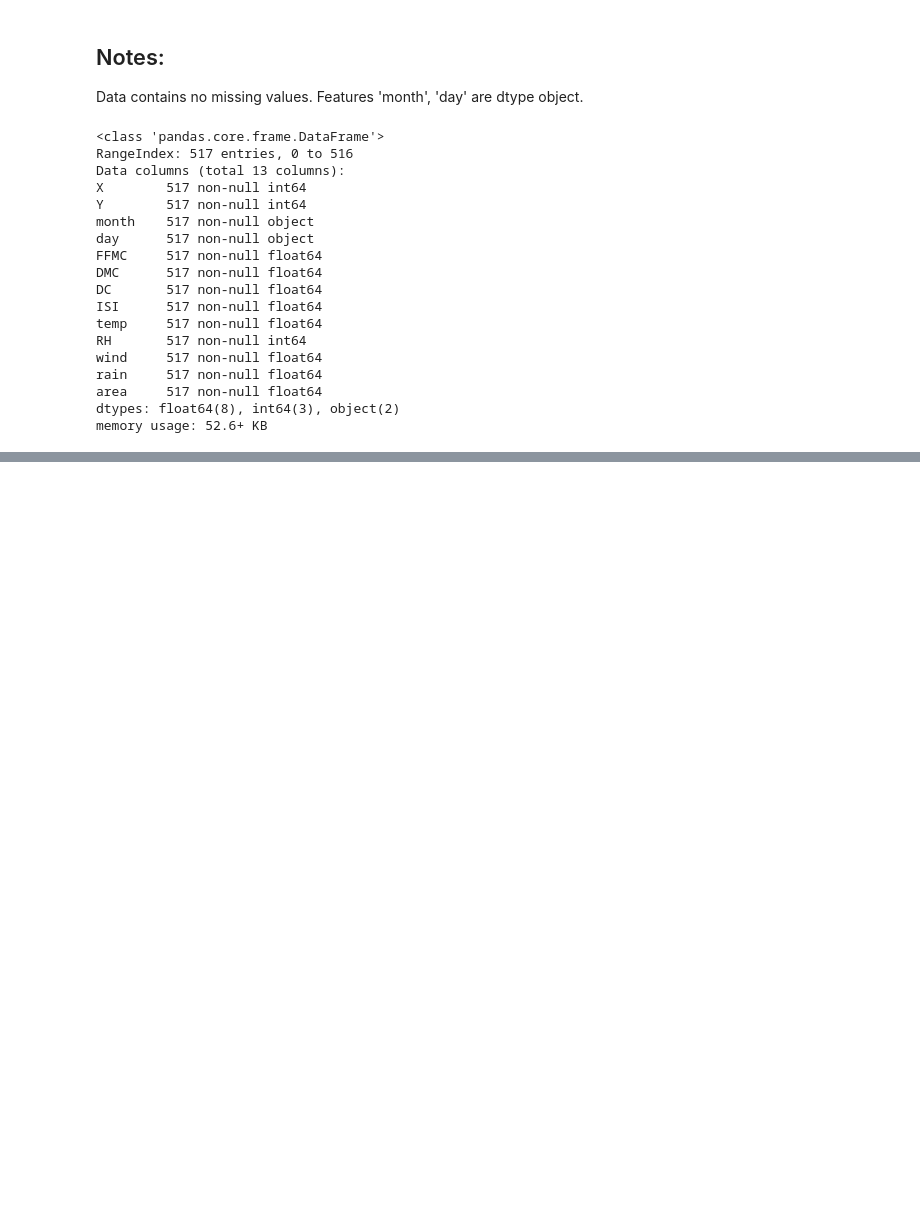
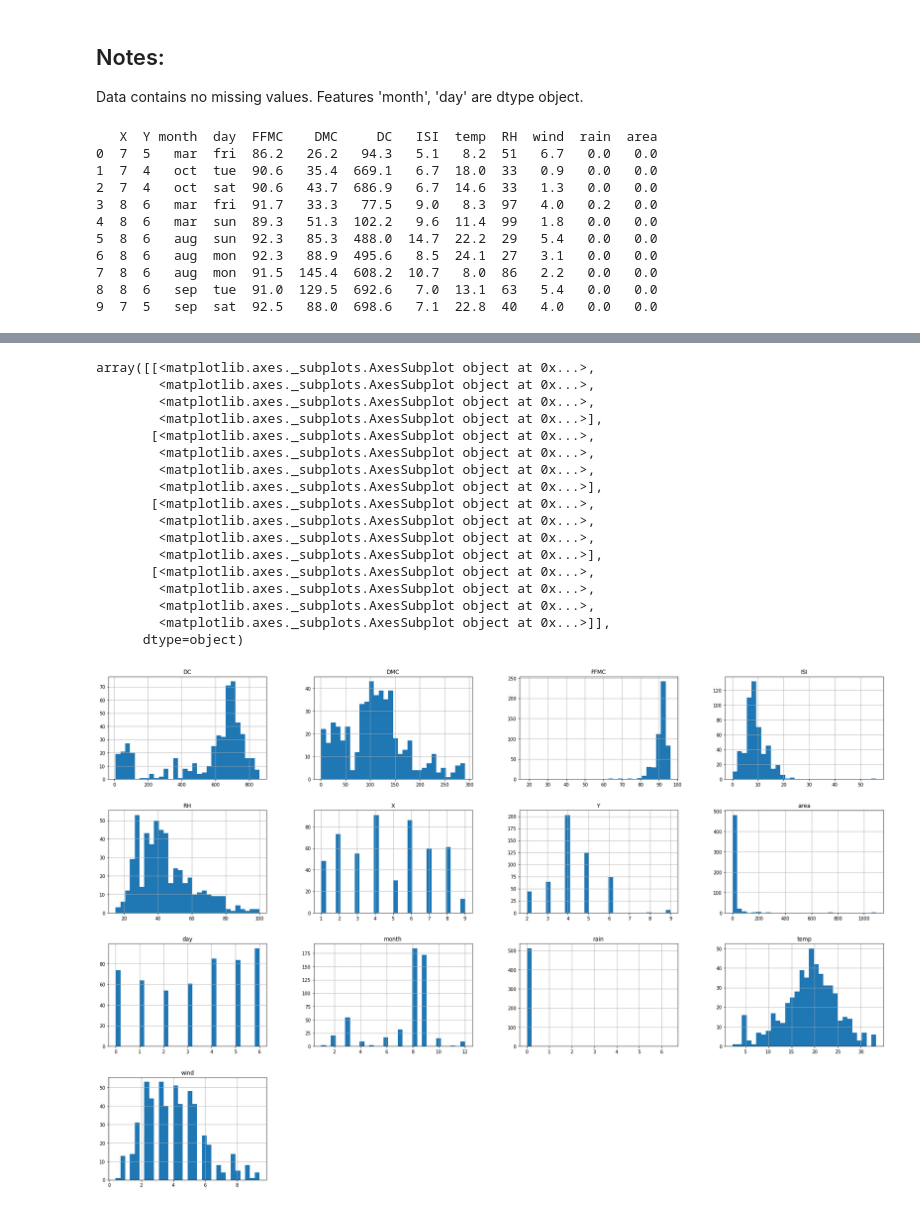
Before and after one commit to annamarianau/ml_project_regression, a Jupyter notebook: forest_fires.ipynb, the cells around one changed output, grey strips where cells are left out. Cells and saved outputs as stored; diff of their text form; code cells hidden in the pictures; blank space fills up the shorter version.

```diff
--- a/forest_fires.ipynb
+++ b/forest_fires.ipynb
@@ -12,26 +4,20 @@ NameError: name 'boxplots' is not defined
 ## Notes:
 Data contains no missing values. Features 'month', 'day' are dtype object.
 # %%
-# import data
+## import data
 data = pd.read_csv('/Users/annanau/Documents/Workspace/ML_Ex2/data/forest_fires/forestfires.csv')
 #display(data.isna().sum())
 #data.info()
+print(data.head(10))
 # %% [output]
-<class 'pandas.core.frame.DataFrame'>
-RangeIndex: 517 entries, 0 to 516
-Data columns (total 13 columns):
-X        517 non-null int64
-Y        517 non-null int64
-month    517 non-null object
-day      517 non-null object
-FFMC     517 non-null float64
-DMC      517 non-null float64
-DC       517 non-null float64
-ISI      517 non-null float64
-temp     517 non-null float64
-RH       517 non-null int64
-wind     517 non-null float64
-rain     517 non-null float64
-area     517 non-null float64
-dtypes: float64(8), int64(3), object(2)
-memory usage: 52.6+ KB
+   X  Y month  day  FFMC    DMC     DC   ISI  temp  RH  wind  rain  area
+0  7  5   mar  fri  86.2   26.2   94.3   5.1   8.2  51   6.7   0.0   0.0
+1  7  4   oct  tue  90.6   35.4  669.1   6.7  18.0  33   0.9   0.0   0.0
+2  7  4   oct  sat  90.6   43.7  686.9   6.7  14.6  33   1.3   0.0   0.0
+3  8  6   mar  fri  91.7   33.3   77.5   9.0   8.3  97   4.0   0.2   0.0
+4  8  6   mar  sun  89.3   51.3  102.2   9.6  11.4  99   1.8   0.0   0.0
+5  8  6   aug  sun  92.3   85.3  488.0  14.7  22.2  29   5.4   0.0   0.0
+6  8  6   aug  mon  92.3   88.9  495.6   8.5  24.1  27   3.1   0.0   0.0
+7  8  6   aug  mon  91.5  145.4  608.2  10.7   8.0  86   2.2   0.0   0.0
+8  8  6   sep  tue  91.0  129.5  692.6   7.0  13.1  63   5.4   0.0   0.0
+9  7  5   sep  sat  92.5   88.0  698.6   7.1  22.8  40   4.0   0.0   0.0
@@ -37,0 +33,8 @@ memory usage: 52.6+ KB
+# %%
+## Checking for outliers
+# Descriptive statistics table
+display(data.describe())
+
+# Histograms
+data.hist(bins = 30, figsize=(30,20))
+# %% [output]
@@ -37,0 +50,18 @@ memory usage: 52.6+ KB
+array([[<matplotlib.axes._subplots.AxesSubplot object at 0x...>,
+        <matplotlib.axes._subplots.AxesSubplot object at 0x...>,
+        <matplotlib.axes._subplots.AxesSubplot object at 0x...>,
+        <matplotlib.axes._subplots.AxesSubplot object at 0x...>],
+       [<matplotlib.axes._subplots.AxesSubplot object at 0x...>,
+        <matplotlib.axes._subplots.AxesSubplot object at 0x...>,
+        <matplotlib.axes._subplots.AxesSubplot object at 0x...>,
+        <matplotlib.axes._subplots.AxesSubplot object at 0x...>],
+       [<matplotlib.axes._subplots.AxesSubplot object at 0x...>,
+        <matplotlib.axes._subplots.AxesSubplot object at 0x...>,
+        <matplotlib.axes._subplots.AxesSubplot object at 0x...>,
+        <matplotlib.axes._subplots.AxesSubplot object at 0x...>],
+       [<matplotlib.axes._subplots.AxesSubplot object at 0x...>,
+        <matplotlib.axes._subplots.AxesSubplot object at 0x...>,
+        <matplotlib.axes._subplots.AxesSubplot object at 0x...>,
+        <matplotlib.axes._subplots.AxesSubplot object at 0x...>]],
+      dtype=object)
+[figure, added]
```
Also changed, not shown: parts of 4 cells of this notebook, 2 other files.
